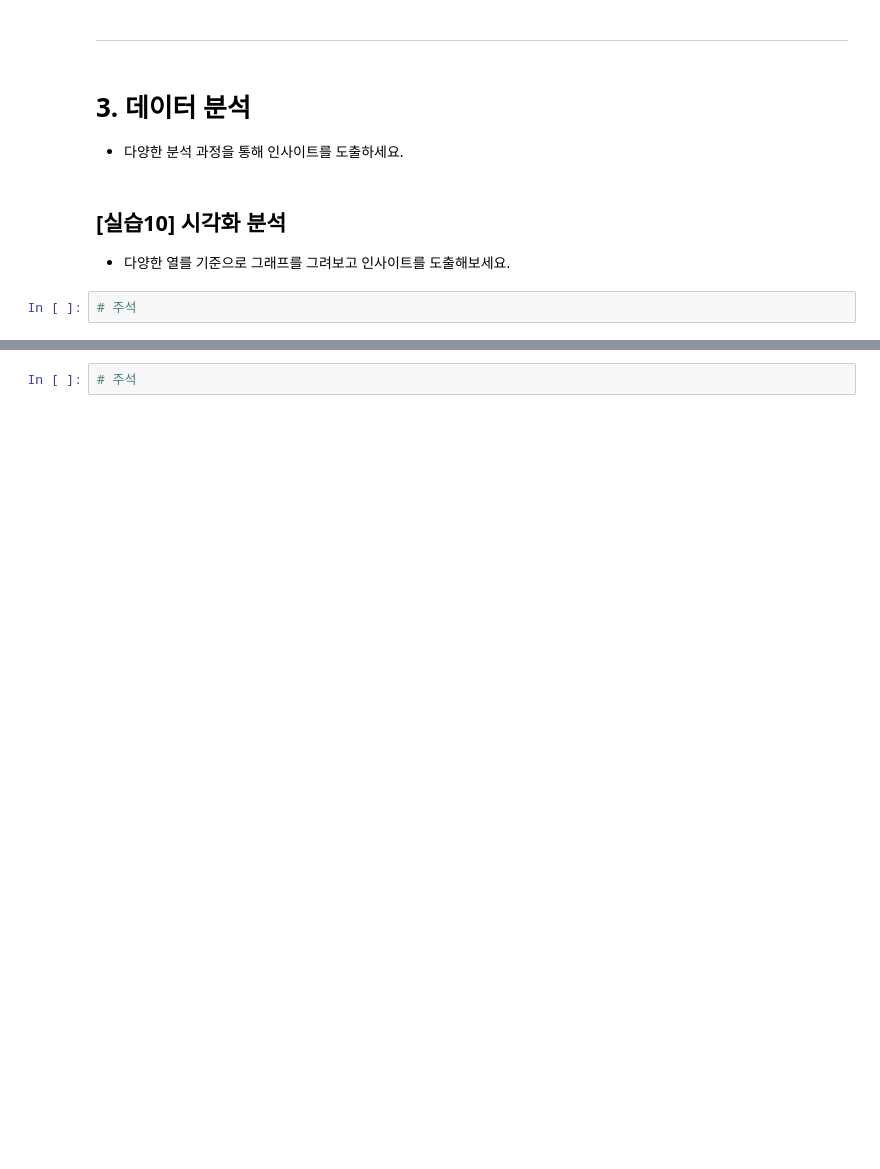
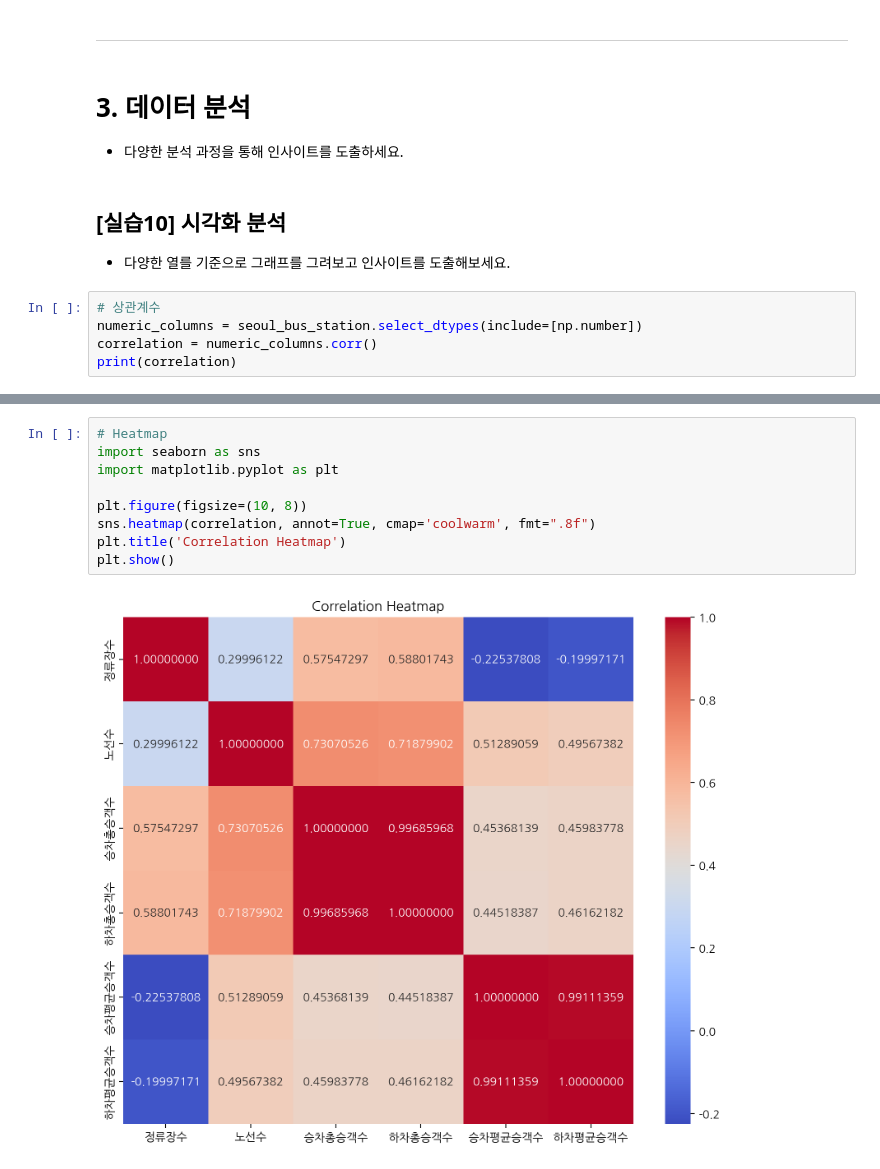
Before and after one commit to Lucky-SeoYounghyun/kt_aivle, a Jupyter notebook: mini_project_01/미션1.1 구별 버스정류장 분석.ipynb, the cells around one changed output, grey strips where cells are left out. Saved outputs shown, nothing was run; the diff lists cells and outputs as text; blank space fills up the shorter version.

```diff
--- a/mini_project_01/미션1.1 구별 버스정류장 분석.ipynb
+++ b/mini_project_01/미션1.1 구별 버스정류장 분석.ipynb
@@ -491,4 +491,7 @@ seoul_bus_station.to_csv(path + 'df_seoul_bus_station.csv', index=False)
 
 - 다양한 열를 기준으로 그래프를 그려보고 인사이트를 도출해보세요.
 # %%
-# 주석
+# 상관계수
+numeric_columns = seoul_bus_station.select_dtypes(include=[np.number])
+correlation = numeric_columns.corr()
+print(correlation)
@@ -495,2 +506,11 @@ seoul_bus_station.to_csv(path + 'df_seoul_bus_station.csv', index=False)
 # %%
-# 주석
+# Heatmap
+import seaborn as sns
+import matplotlib.pyplot as plt
+
+plt.figure(figsize=(10, 8))
+sns.heatmap(correlation, annot=True, cmap='coolwarm', fmt=".8f")
+plt.title('Correlation Heatmap')
+plt.show()
+# %% [output]
+[figure, added]
```
Also changed, not shown: parts of 10 cells of this notebook, 3 other files.
